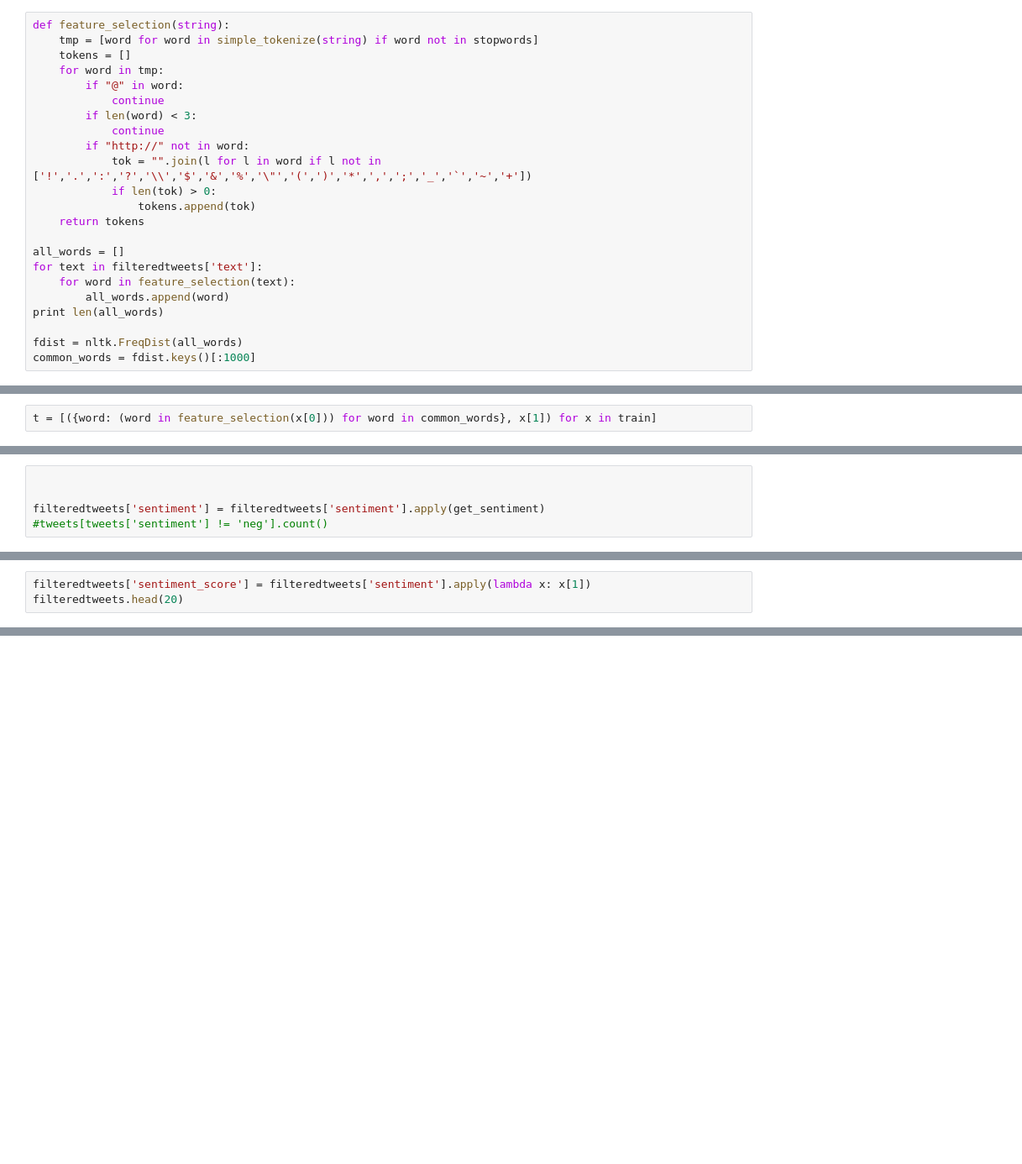
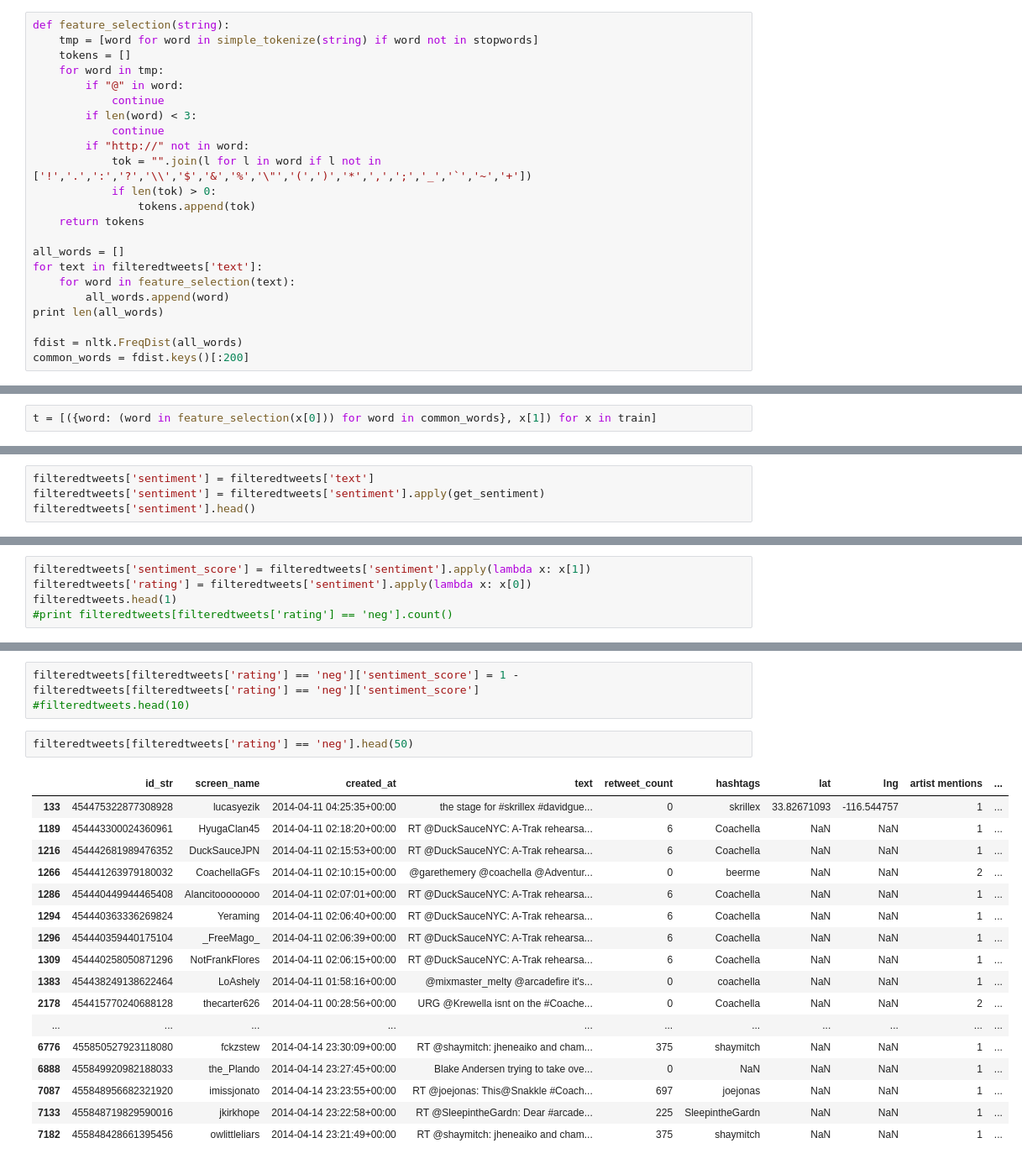
Before and after one commit to harry0123/hashtag, a Jupyter notebook: recommendation.ipynb, the cells around one changed output, grey strips where cells are left out. Shown: that part at 84% size. Drawn from its saved outputs; the diff is of its cells as text; blank space fills up the shorter version.

```diff
--- a/recommendation.ipynb
+++ b/recommendation.ipynb
@@ -100,7 +102,7 @@ for text in filteredtweets['text']:
 print len(all_words)
 
 fdist = nltk.FreqDist(all_words)
-common_words = fdist.keys()[:1000]
+common_words = fdist.keys()[:200]
 # %% [output]
 132014
 # %%
@@ -177,6 +157,5 @@ print x.logprob('neg')
 # %%
-
-
+filteredtweets['sentiment'] = filteredtweets['text']
 filteredtweets['sentiment'] = filteredtweets['sentiment'].apply(get_sentiment)
-#tweets[tweets['sentiment'] != 'neg'].count()
+filteredtweets['sentiment'].head()
 # %% [output]
@@ -184,3 +169,5 @@ KeyError: u'no item named sentiment'
 # %%
 filteredtweets['sentiment_score'] = filteredtweets['sentiment'].apply(lambda x: x[1])
-filteredtweets.head(20)
+filteredtweets['rating'] = filteredtweets['sentiment'].apply(lambda x: x[0])
+filteredtweets.head(1)
+#print filteredtweets[filteredtweets['rating'] == 'neg'].count()
@@ -186,0 +182,23 @@ filteredtweets.head(20)
+# %%
+filteredtweets[filteredtweets['rating'] == 'neg']['sentiment_score'] = 1 - filteredtweets[filteredtweets['rating'] == 'neg']['sentiment_score']
+#filteredtweets.head(10)
+# %%
+filteredtweets[filteredtweets['rating'] == 'neg'].head(50)
+# %% [output]
+|  | id_str | screen_name | created_at | text | retweet_count | hashtags | lat | lng | artist mentions | ... |
+| 133 | 454475322877308928 | lucasyezik | 2014-04-11 04:25:35+00:00 | the stage for #skrillex #davidgue... | 0 | skrillex | 33.82671093 | -116.544757 | 1 | ... |
+| 1189 | 454443300024360961 | HyugaClan45 | 2014-04-11 02:18:20+00:00 | RT @DuckSauceNYC: A-Trak rehearsa... | 6 | Coachella | NaN | NaN | 1 | ... |
+| 1216 | 454442681989476352 | DuckSauceJPN | 2014-04-11 02:15:53+00:00 | RT @DuckSauceNYC: A-Trak rehearsa... | 6 | Coachella | NaN | NaN | 1 | ... |
+| 1266 | 454441263979180032 | CoachellaGFs | 2014-04-11 02:10:15+00:00 | @garethemery @coachella @Adventur... | 0 | beerme | NaN | NaN | 2 | ... |
+| 1286 | 454440449944465408 | Alancitoooooooo | 2014-04-11 02:07:01+00:00 | RT @DuckSauceNYC: A-Trak rehearsa... | 6 | Coachella | NaN | NaN | 1 | ... |
+| 1294 | 454440363336269824 | Yeraming | 2014-04-11 02:06:40+00:00 | RT @DuckSauceNYC: A-Trak rehearsa... | 6 | Coachella | NaN | NaN | 1 | ... |
+| 1296 | 454440359440175104 | _FreeMago_ | 2014-04-11 02:06:39+00:00 | RT @DuckSauceNYC: A-Trak rehearsa... | 6 | Coachella | NaN | NaN | 1 | ... |
+| 1309 | 454440258050871296 | NotFrankFlores | 2014-04-11 02:06:15+00:00 | RT @DuckSauceNYC: A-Trak rehearsa... | 6 | Coachella | NaN | NaN | 1 | ... |
+| 1383 | 454438249138622464 | LoAshely | 2014-04-11 01:58:16+00:00 | @mixmaster_melty @arcadefire it's... | 0 | coachella | NaN | NaN | 1 | ... |
+| 2178 | 454415770240688128 | thecarter626 | 2014-04-11 00:28:56+00:00 | URG @Krewella isnt on the #Coache... | 0 | Coachella | NaN | NaN | 2 | ... |
+| ... | ... | ... | ... | ... | ... | ... | ... | ... | ... | ... |
+| 6776 | 455850527923118080 | fckzstew | 2014-04-14 23:30:09+00:00 | RT @shaymitch: jheneaiko and cham... | 375 | shaymitch | NaN | NaN | 1 | ... |
+| 6888 | 455849920982188033 | the_Plando | 2014-04-14 23:27:45+00:00 | Blake Andersen trying to take ove... | 0 | NaN | NaN | NaN | 1 | ... |
+| 7087 | 455848956682321920 | imissjonato | 2014-04-14 23:23:55+00:00 | RT @joejonas: This@Snakkle #Coach... | 697 | joejonas | NaN | NaN | 1 | ... |
+| 7133 | 455848719829590016 | jkirkhope | 2014-04-14 23:22:58+00:00 | RT @SleepintheGardn: Dear #arcade... | 225 | SleepintheGardn | NaN | NaN | 1 | ... |
+| 7182 | 455848428661395456 | owlittleliars | 2014-04-14 23:21:49+00:00 | RT @shaymitch: jheneaiko and cham... | 375 | shaymitch | NaN | NaN | 1 | ... |
```
Also changed, not shown: parts of 9 cells of this notebook.
